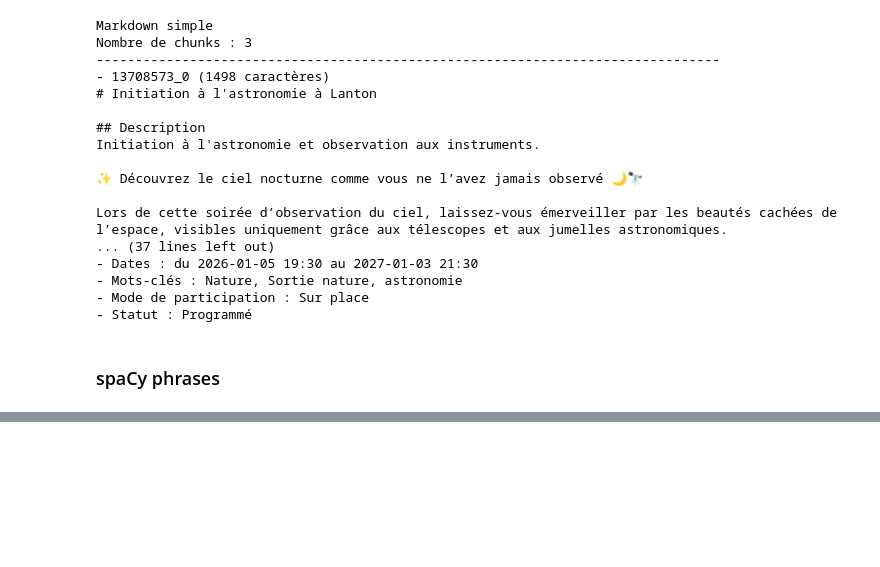
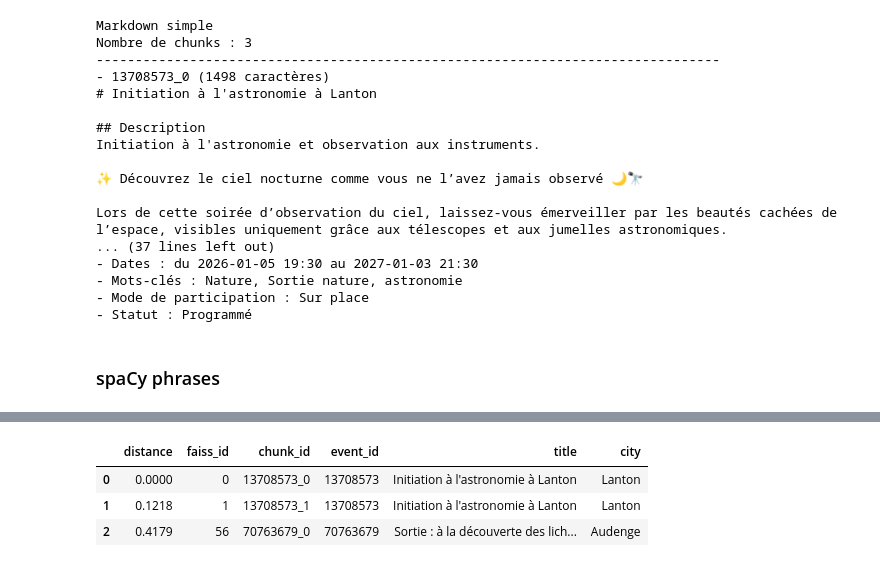
Before and after one commit to justinetct/oc_project9_rag, a Jupyter notebook: notebooks/03_faiss_indexing.ipynb, the cells around one changed output, grey strips where cells are left out. Cells and saved outputs as stored; diff of their text form; code cells hidden in the pictures; blank space fills up the shorter version.

```diff
--- a/notebooks/03_faiss_indexing.ipynb
+++ b/notebooks/03_faiss_indexing.ipynb
@@ -498,0 +573,29 @@ Lors de cette soirée d’observation du ciel, laissez-vous émerveiller par les
+# %%
+if index is None or not faiss_metadata:
+    print(
+        "Recherche locale indisponible tant que l'index FAISS n'a pas été généré."
+    )
+else:
+    query_vector = index.reconstruct(0).tolist()
+    distances, indices = search_index(index, query_vector, top_k=3)
+
+    search_results = []
+
+    for distance, faiss_id in zip(distances, indices, strict=True):
+        result_metadata = faiss_metadata[faiss_id]
+        search_results.append(
+            {
+                "distance": round(distance, 4),
+                "faiss_id": faiss_id,
+                "chunk_id": result_metadata["chunk_id"],
+                "event_id": result_metadata["event_id"],
+                "title": result_metadata["metadata"].get("title"),
+                "city": result_metadata["metadata"].get("city"),
+            }
+        )
+    display(pd.DataFrame(search_results))
+# %% [output]
+|  | distance | faiss_id | chunk_id | event_id | title | city |
+| 0 | 0.0000 | 0 | 13708573_0 | 13708573 | Initiation à l'astronomie à Lanton | Lanton |
+| 1 | 0.1218 | 1 | 13708573_1 | 13708573 | Initiation à l'astronomie à Lanton | Lanton |
+| 2 | 0.4179 | 56 | 70763679_0 | 70763679 | Sortie : à la découverte des lich... | Audenge |
```
Also changed, not shown: parts of 17 cells of this notebook, 7 other files.
